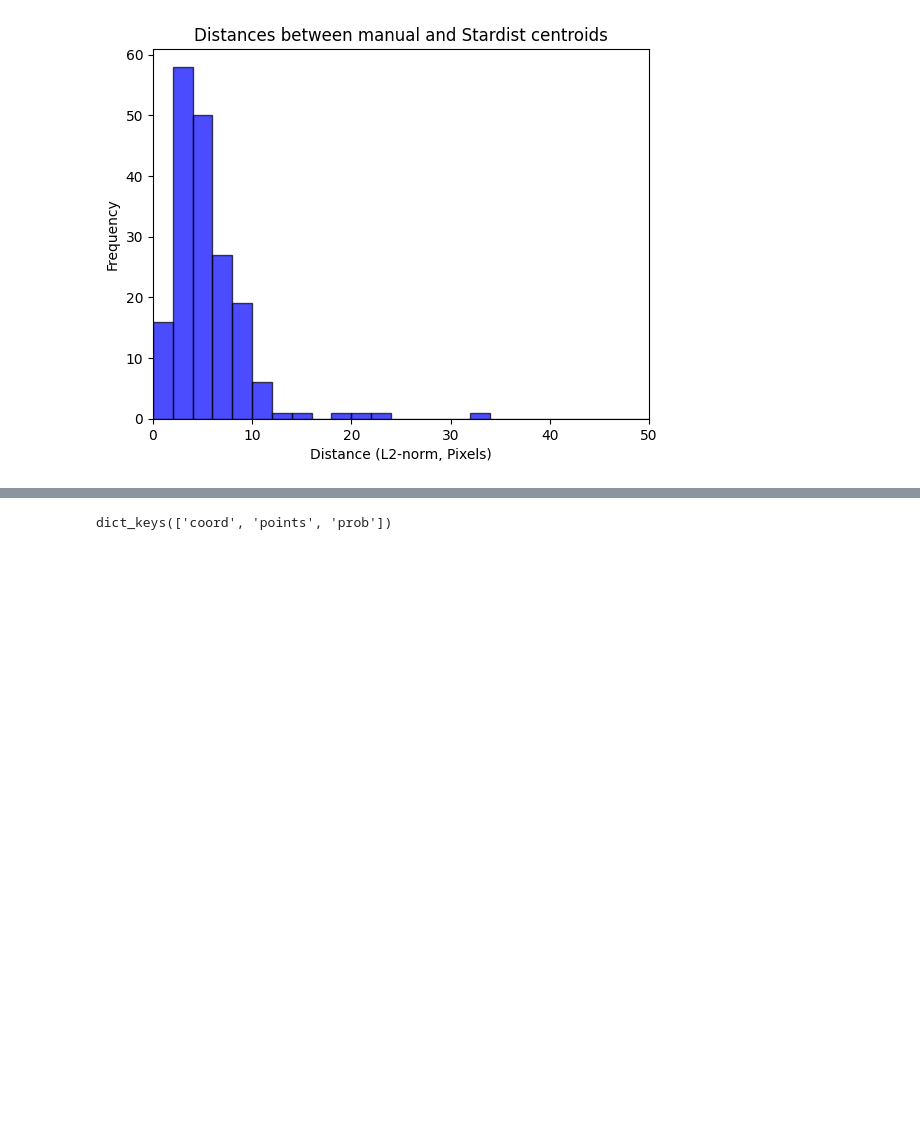
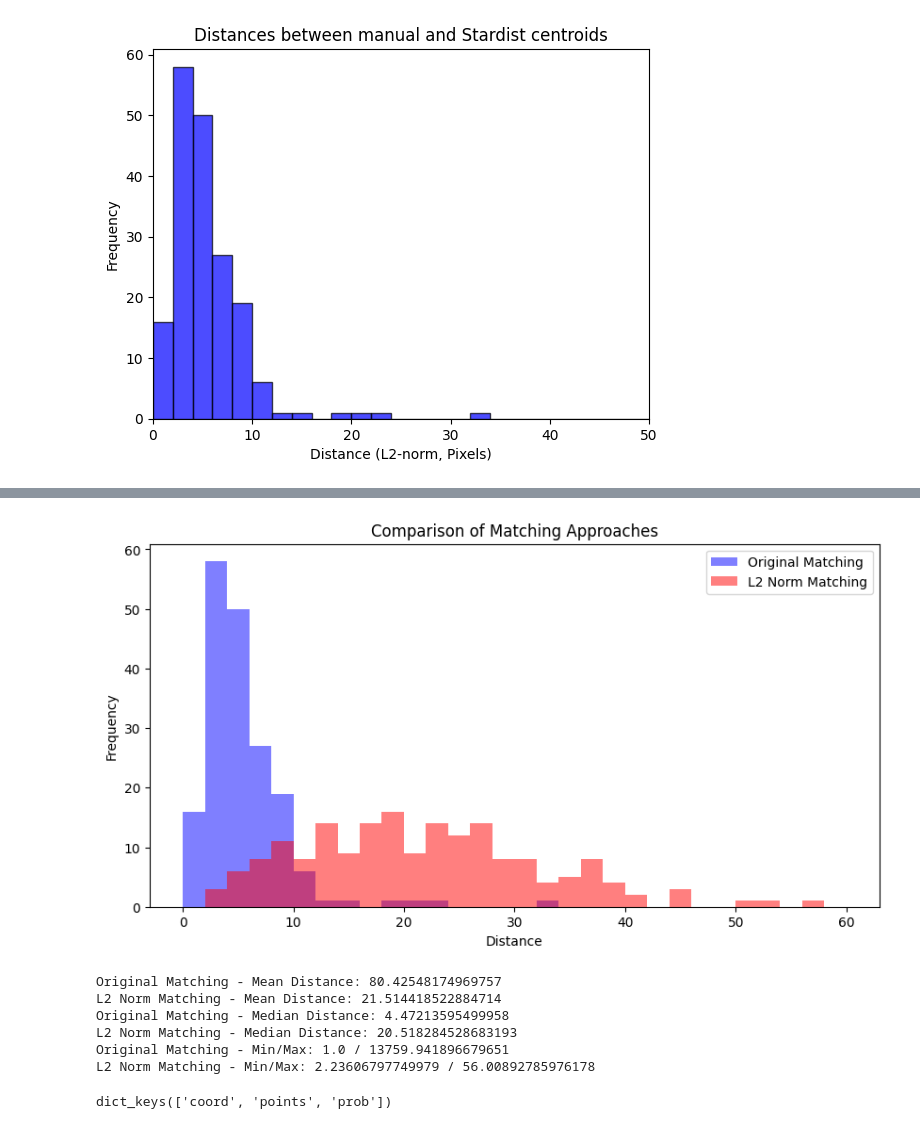
Before and after one commit to nezba00/apoDet, a Jupyter notebook: scripts/crop_cells.ipynb, the cells around one changed output, grey strips where cells are left out. Saved outputs shown, nothing was run; the diff lists cells and outputs as text; code cells hidden in the pictures; blank space fills up the shorter version.

```diff
--- a/scripts/crop_cells.ipynb
+++ b/scripts/crop_cells.ipynb
@@ -264,3 +477,35 @@ plt.show()
+# %%
+import matplotlib.pyplot as plt
+
+# Ensure lists are NumPy arrays for efficient calculations
+dist_paolo_stardist = np.array(dist_paolo_stardist)
+dist_alt_matching = np.array(dist_alt_matching)
+
+# Plot histograms
+plt.figure(figsize=(10, 5))
+plt.hist(dist_paolo_stardist, bins=30, alpha=0.5, label="Original Matching", color='blue', range = (0, 60))
+plt.hist(dist_alt_matching, bins=30, alpha=0.5, label="L2 Norm Matching", color='red', range = (0, 60))
+plt.xlabel("Distance")
+plt.ylabel("Frequency")
+plt.title("Comparison of Matching Approaches")
+plt.legend()
+plt.show()
+
+# Print summary statistics
+print("Original Matching - Mean Distance:", np.mean(dist_paolo_stardist))
+print("L2 Norm Matching - Mean Distance:", np.mean(dist_alt_matching))
+print("Original Matching - Median Distance:", np.median(dist_paolo_stardist))
+print("L2 Norm Matching - Median Distance:", np.median(dist_alt_matching))
+print("Original Matching - Min/Max:", np.min(dist_paolo_stardist), "/", np.max(dist_paolo_stardist))
+print("L2 Norm Matching - Min/Max:", np.min(dist_alt_matching), "/", np.max(dist_alt_matching))
+# %% [output]
+[figure, added]
+Original Matching - Mean Distance: 80.42548174969757
+L2 Norm Matching - Mean Distance: 21.514418522884714
+Original Matching - Median Distance: 4.47213595499958
+L2 Norm Matching - Median Distance: 20.518284528683193
+Original Matching - Min/Max: 1.0 / 13759.941896679651
+L2 Norm Matching - Min/Max: 2.23606797749979 / 56.00892785976178
 # %%
 print(details[1].keys())
 # %% [output]
```
Also changed, not shown: parts of 2 cells of this notebook.
